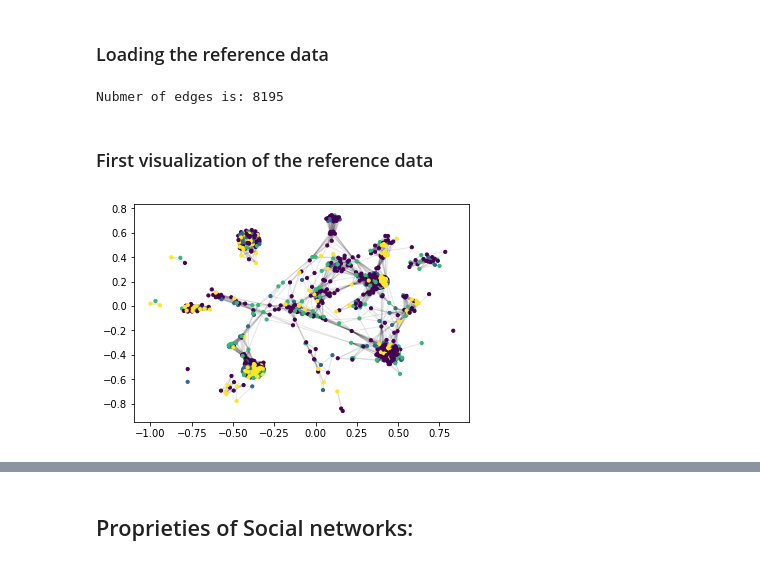
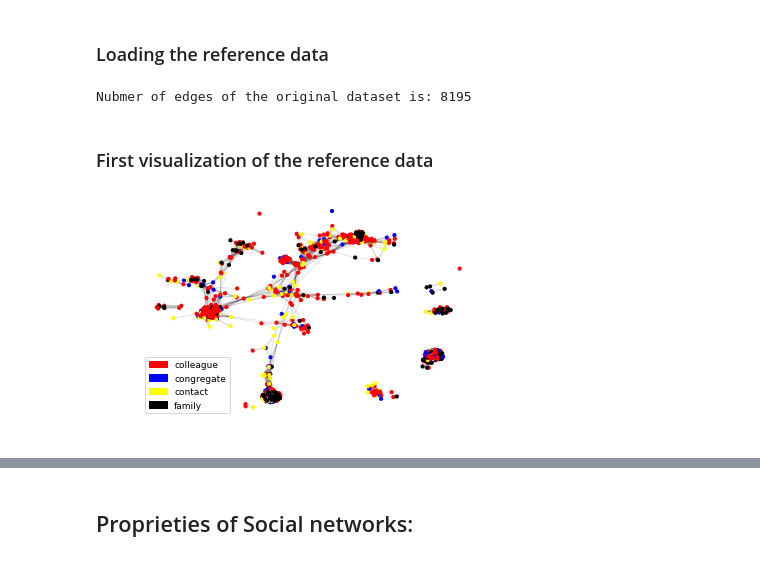
Before and after one commit to Axeln78/TerrorAttacksNtds, a Jupyter notebook: notebooks/TerrRel.ipynb, the cells around one changed output, grey strips where cells are left out. Drawn from its saved outputs; the diff is of its cells as text; code cells hidden in the pictures.

```diff
--- a/notebooks/TerrRel.ipynb
+++ b/notebooks/TerrRel.ipynb
@@ -32,17 +36,24 @@ labels = (labels_raw[:,0] == 'colleague')*1.+\
 # %%
-print("Nubmer of edges is:",np.sum(np.triu(adjacency)))
+print("Nubmer of edges of the original dataset is:",np.sum(np.triu(adjacency)))
 # %% [output]
-Nubmer of edges is: 8195
+Nubmer of edges of the original dataset is: 8195
 # %% [markdown]
 ### First visualization of the reference data
 # %%
 graph = nx.from_scipy_sparse_matrix(sparse.csr_matrix(adjacency))
 
-coords = nx.spring_layout(graph,dim = 2,k =.1,seed=0)
+coords = nx.spring_layout(graph, k=.15, seed=3, iterations=100)
-# %%
-nx.draw_networkx_nodes(graph, coords, node_size=10,
-                           node_alpha=1.,node_color=labels)
-nx.draw_networkx_edges(graph, coords, alpha=0.1)
-pass
-# %% [output]
-[figure, removed]
+# %%
+nx.draw_networkx_nodes(graph, coords, node_size=10,
+                       node_alpha=.2,node_color=node_color)
+nx.draw_networkx_edges(graph, coords, alpha=0.1)
+coll_patch  = mpatches.Patch(color=colors[0], label='colleague')
+cong_patch  = mpatches.Patch(color=colors[1], label='congregate')
+cont_patch  = mpatches.Patch(color=colors[2], label='contact')
+fami_patch  = mpatches.Patch(color=colors[3], label='family')
+plt.legend(handles=[coll_patch, cong_patch, cont_patch, fami_patch], loc=3, prop={'size': 9})
+plt.axis('off')
+plt.savefig('pics/graphRel.png', dpi = 250)
+pass
+# %% [output]
+[figure, added]
```
Also changed, not shown: parts of 18 cells of this notebook, 4 other files.
